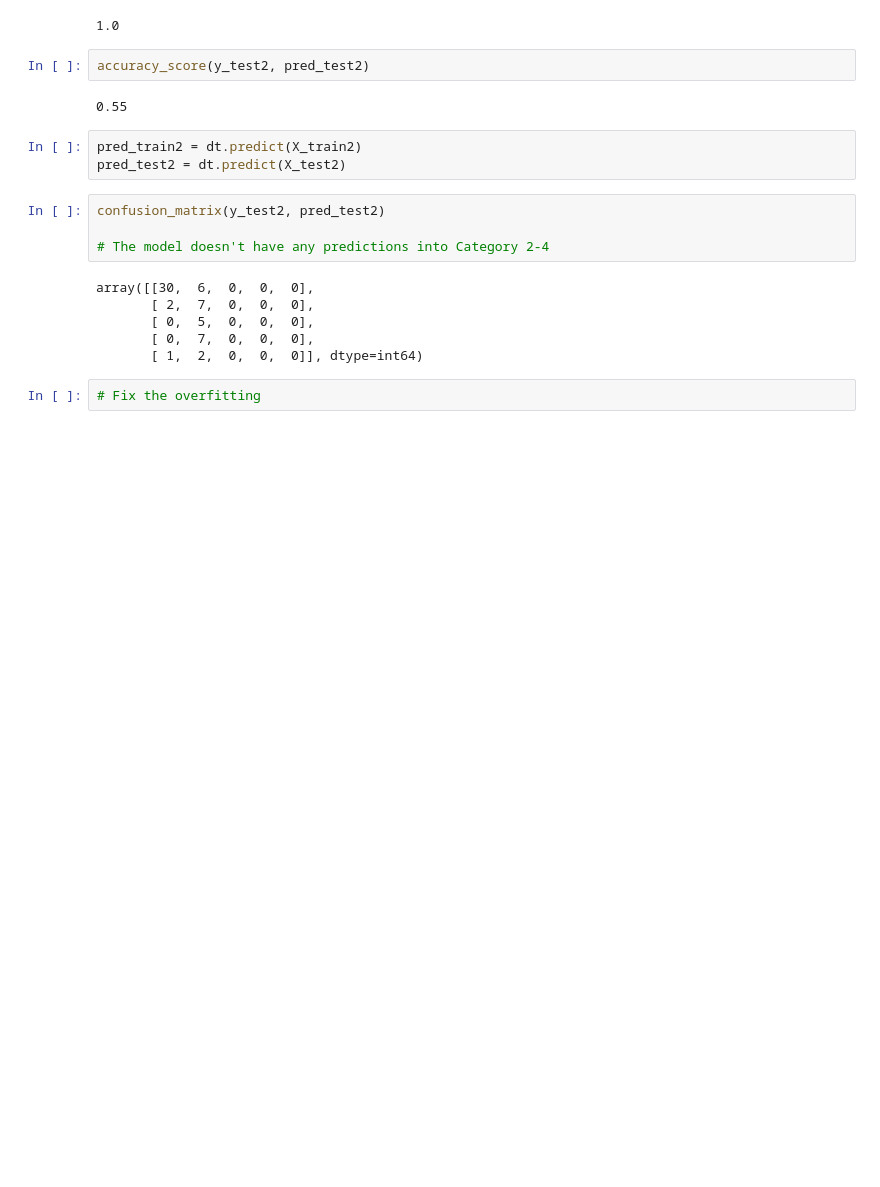
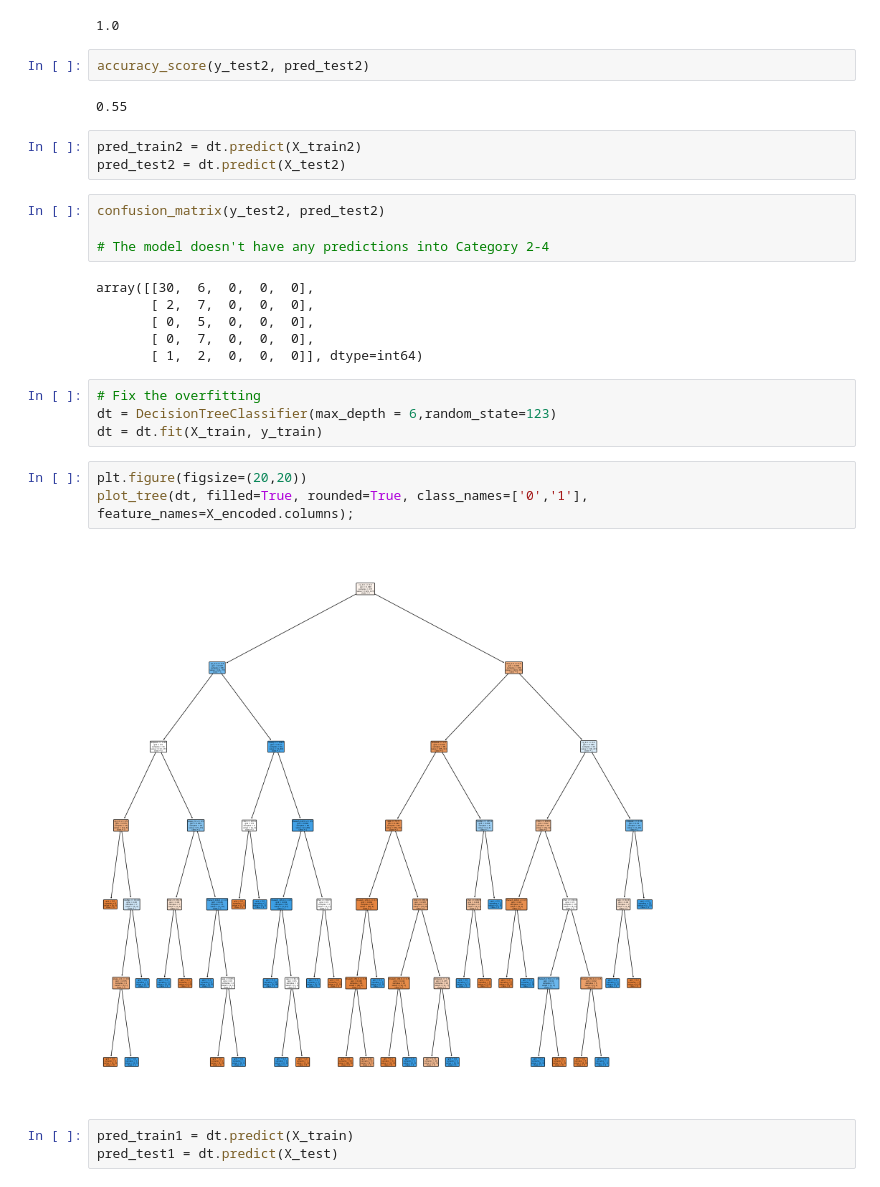
Before and after one commit to TangoMango223/schulich_MBAN6110, a Jupyter notebook: class_files/class12.ipynb, the cells around one changed output. Cells and saved outputs as stored; diff of their text form; blank space fills up the shorter version.

```diff
--- a/class_files/class12.ipynb
+++ b/class_files/class12.ipynb
@@ -350,5 +350,15 @@ array([[30,  6,  0,  0,  0],
        [ 0,  5,  0,  0,  0],
        [ 0,  7,  0,  0,  0],
        [ 1,  2,  0,  0,  0]], dtype=int64)
-# %%
-# Fix the overfitting
+# %%
+# Fix the overfitting
+dt = DecisionTreeClassifier(max_depth = 6,random_state=123)
+dt = dt.fit(X_train, y_train)
+# %%
+plt.figure(figsize=(20,20))
+plot_tree(dt, filled=True, rounded=True, class_names=['0','1'], feature_names=X_encoded.columns);
+# %% [output]
+[figure, added]
+# %%
+pred_train1 = dt.predict(X_train)
+pred_test1 = dt.predict(X_test)
```
Also changed, not shown: parts of 9 cells of this notebook.
